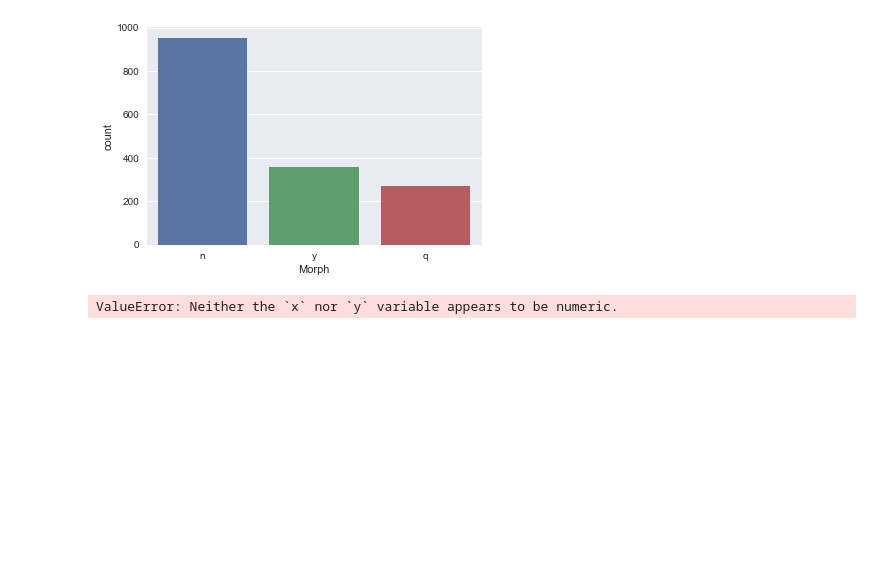
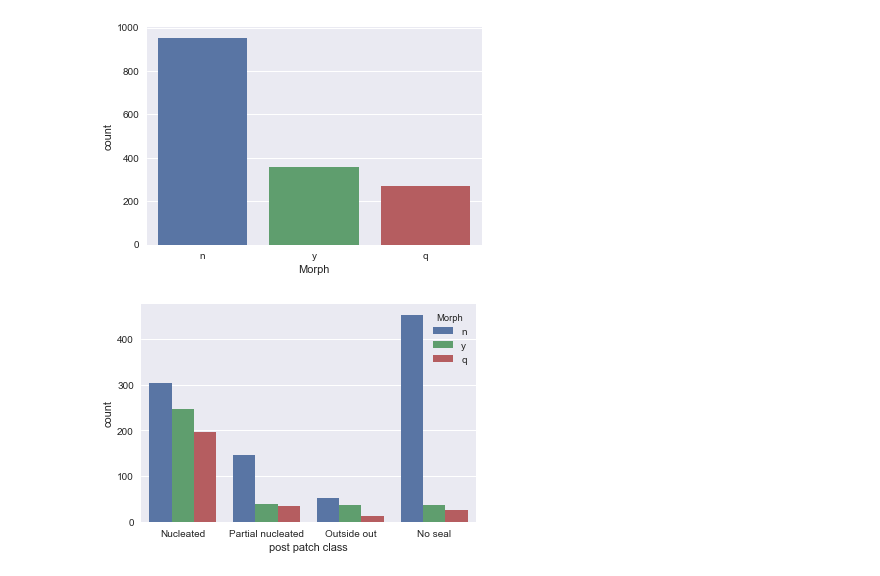
Before and after one commit to ramr24/Personal, a Jupyter notebook: ram_morpho.ipynb, the cells around one changed output. Cells and saved outputs as stored; diff of their text form; code cells hidden in the pictures; blank space fills up the shorter version.

Commit message:
Add files via upload
Updated version but still need seaborn plot

```diff
--- a/ram_morpho.ipynb
+++ b/ram_morpho.ipynb
@@ -125,6 +127,6 @@ sns.countplot(x="Morph", data=ps);
 # %% [output]
 [figure]
 # %%
-sns.factorplot(x="post patch class", y="Morph", data=ps, kind="bar");
+sns.countplot(x="post patch class", hue = "Morph", data=ps);
 # %% [output]
-ValueError: Neither the `x` nor `y` variable appears to be numeric.
+[figure, added]
```
Also changed, not shown: parts of 4 cells of this notebook.
